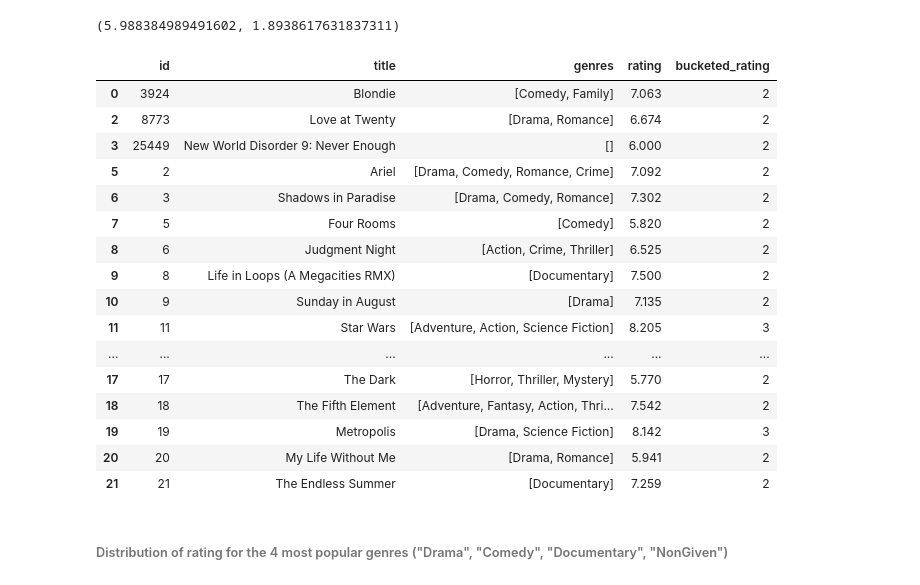
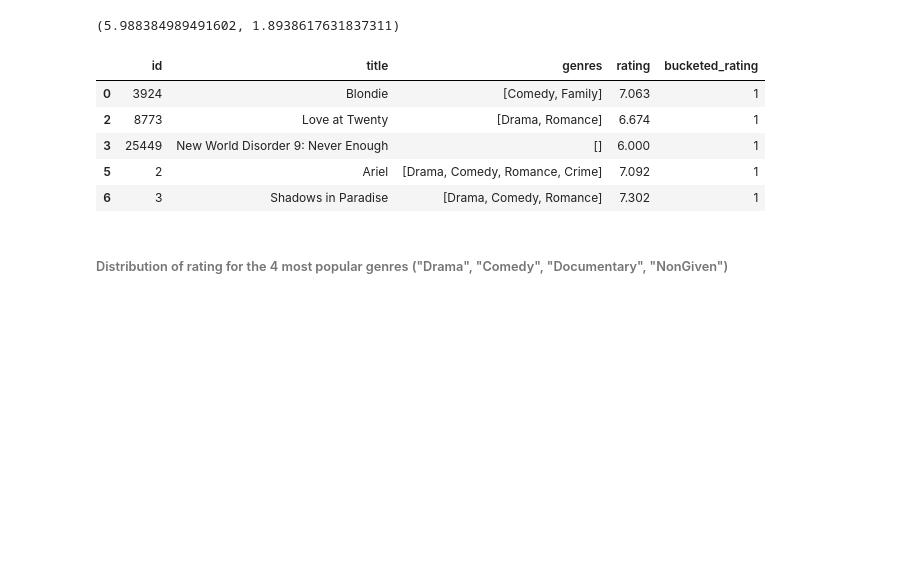
Before and after one commit to sariaslaso/movies_and_LLMs, a Jupyter notebook: predict_ratings/data_processing.ipynb, the cells around one changed output. Saved outputs shown, nothing was run; the diff lists cells and outputs as text; code cells hidden in the pictures; blank space fills up the shorter version.

```diff
--- a/predict_ratings/data_processing.ipynb
+++ b/predict_ratings/data_processing.ipynb
@@ -161,33 +161,22 @@ max_rating = movies_df["rating"].max()
 # %%
 # the rating column is bucketed into three different categories: below average (1), average (2), and above average (3)
 # the intervals are defined using the mean and standard deviation of the distribution
 # below average rating (1): 0 < rating < (mean - std)
 # average rating (2): (mean - std) <= rating <= (mean + std)
 # above average rating (3): (mean + std) < rating <= max_rating
 
 movies_df["bucketed_rating"] = pd.cut(movies_df["rating"],
                                       bins = [0, mean_rating - std_rating, mean_rating + std_rating, max_rating],
-                                      labels = [1, 2, 3])
+                                      labels = [0, 1, 2])
 
-movies_df.head(20)
+movies_df.head()
 # %% [output]
 |  | id | title | genres | rating | bucketed_rating |
-| 0 | 3924 | Blondie | [Comedy, Family] | 7.063 | 2 |
-| 2 | 8773 | Love at Twenty | [Drama, Romance] | 6.674 | 2 |
-| 3 | 25449 | New World Disorder 9: Never Enough | [] | 6.000 | 2 |
-| 5 | 2 | Ariel | [Drama, Comedy, Romance, Crime] | 7.092 | 2 |
-| 6 | 3 | Shadows in Paradise | [Drama, Comedy, Romance] | 7.302 | 2 |
-| 7 | 5 | Four Rooms | [Comedy] | 5.820 | 2 |
-| 8 | 6 | Judgment Night | [Action, Crime, Thriller] | 6.525 | 2 |
-| 9 | 8 | Life in Loops (A Megacities RMX) | [Documentary] | 7.500 | 2 |
-| 10 | 9 | Sunday in August | [Drama] | 7.135 | 2 |
-| 11 | 11 | Star Wars | [Adventure, Action, Science Fiction] | 8.205 | 3 |
-| ... | ... | ... | ... | ... | ... |
-| 17 | 17 | The Dark | [Horror, Thriller, Mystery] | 5.770 | 2 |
-| 18 | 18 | The Fifth Element | [Adventure, Fantasy, Action, Thri... | 7.542 | 2 |
-| 19 | 19 | Metropolis | [Drama, Science Fiction] | 8.142 | 3 |
-| 20 | 20 | My Life Without Me | [Drama, Romance] | 5.941 | 2 |
-| 21 | 21 | The Endless Summer | [Documentary] | 7.259 | 2 |
+| 0 | 3924 | Blondie | [Comedy, Family] | 7.063 | 1 |
+| 2 | 8773 | Love at Twenty | [Drama, Romance] | 6.674 | 1 |
+| 3 | 25449 | New World Disorder 9: Never Enough | [] | 6.000 | 1 |
+| 5 | 2 | Ariel | [Drama, Comedy, Romance, Crime] | 7.092 | 1 |
+| 6 | 3 | Shadows in Paradise | [Drama, Comedy, Romance] | 7.302 | 1 |
 # %% [markdown]
 ###### Distribution of rating for the 4 most popular genres ("Drama", "Comedy", "Documentary", "NonGiven")
 # %%
```
